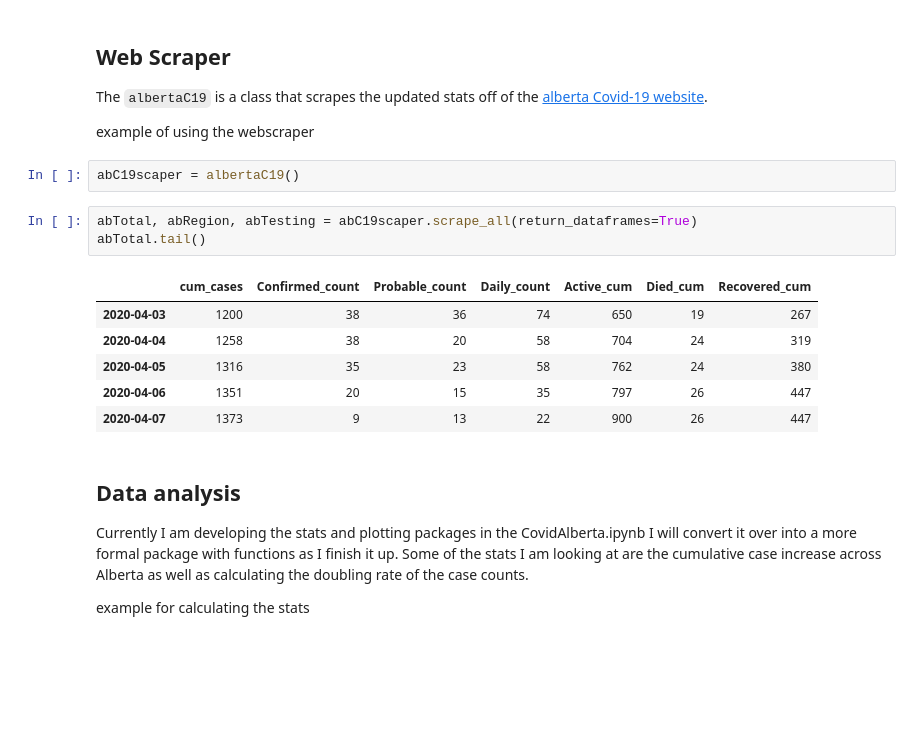
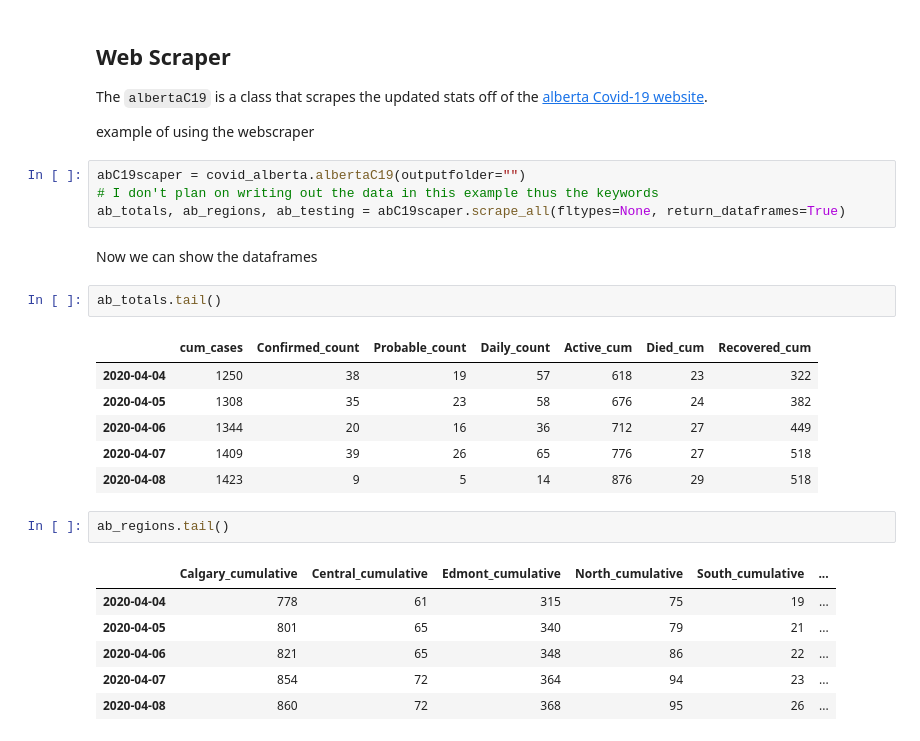
Before and after one commit to tyleracorn/covid_alberta, a Jupyter notebook: index.ipynb, the cells around one changed output. Saved outputs shown, nothing was run; the diff lists cells and outputs as text; blank space fills up the shorter version.

```diff
--- a/index.ipynb
+++ b/index.ipynb
@@ -23,22 +22,27 @@ This file will become your README and also the index of your documentation.
 The `albertaC19` is a class that scrapes the updated stats off of the [alberta Covid-19 website](https://covid19stats.alberta.ca/).
 
 example of using the webscraper
-# %%
-abC19scaper = albertaC19()
-# %%
-abTotal, abRegion, abTesting = abC19scaper.scrape_all(return_dataframes=True)
-abTotal.tail()
-# %% [output]
-|  | cum_cases | Confirmed_count | Probable_count | Daily_count | Active_cum | Died_cum | Recovered_cum |
-| 2020-04-03 | 1200 | 38 | 36 | 74 | 650 | 19 | 267 |
-| 2020-04-04 | 1258 | 38 | 20 | 58 | 704 | 24 | 319 |
-| 2020-04-05 | 1316 | 35 | 23 | 58 | 762 | 24 | 380 |
-| 2020-04-06 | 1351 | 20 | 15 | 35 | 797 | 26 | 447 |
-| 2020-04-07 | 1373 | 9 | 13 | 22 | 900 | 26 | 447 |
-# %% [markdown]
-## Data analysis
-
-Currently I am developing the stats and plotting packages in the CovidAlberta.ipynb
-I will convert it over into a more formal package with functions as I finish it up. Some of the stats I am looking at are the cumulative case increase across Alberta as well as calculating the doubling rate of the case counts.
-
-example for calculating the stats
+# %%
+abC19scaper = covid_alberta.albertaC19(outputfolder="")
+# I don't plan on writing out the data in this example thus the keywords
+ab_totals, ab_regions, ab_testing = abC19scaper.scrape_all(fltypes=None, return_dataframes=True)
+# %% [markdown]
+Now we can show the dataframes
+# %%
+ab_totals.tail()
+# %% [output]
+|  | cum_cases | Confirmed_count | Probable_count | Daily_count | Active_cum | Died_cum | Recovered_cum |
+| 2020-04-04 | 1250 | 38 | 19 | 57 | 618 | 23 | 322 |
+| 2020-04-05 | 1308 | 35 | 23 | 58 | 676 | 24 | 382 |
+| 2020-04-06 | 1344 | 20 | 16 | 36 | 712 | 27 | 449 |
+| 2020-04-07 | 1409 | 39 | 26 | 65 | 776 | 27 | 518 |
+| 2020-04-08 | 1423 | 9 | 5 | 14 | 876 | 29 | 518 |
+# %%
+ab_regions.tail()
+# %% [output]
+|  | Calgary_cumulative | Central_cumulative | Edmont_cumulative | North_cumulative | South_cumulative | ... |
+| 2020-04-04 | 778 | 61 | 315 | 75 | 19 | ... |
+| 2020-04-05 | 801 | 65 | 340 | 79 | 21 | ... |
+| 2020-04-06 | 821 | 65 | 348 | 86 | 22 | ... |
+| 2020-04-07 | 854 | 72 | 364 | 94 | 23 | ... |
+| 2020-04-08 | 860 | 72 | 368 | 95 | 26 | ... |
```
Also changed, not shown: parts of 11 cells of this notebook, 1 other file.
